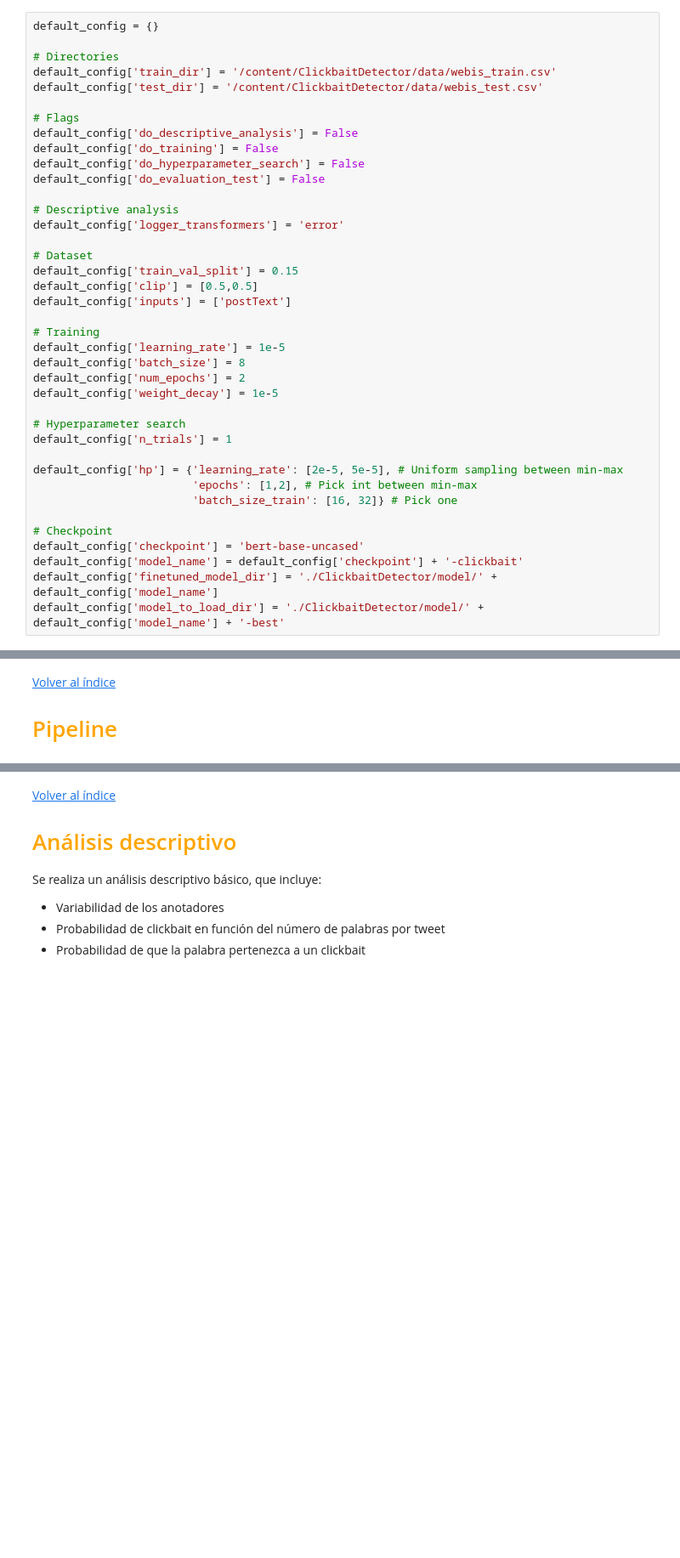
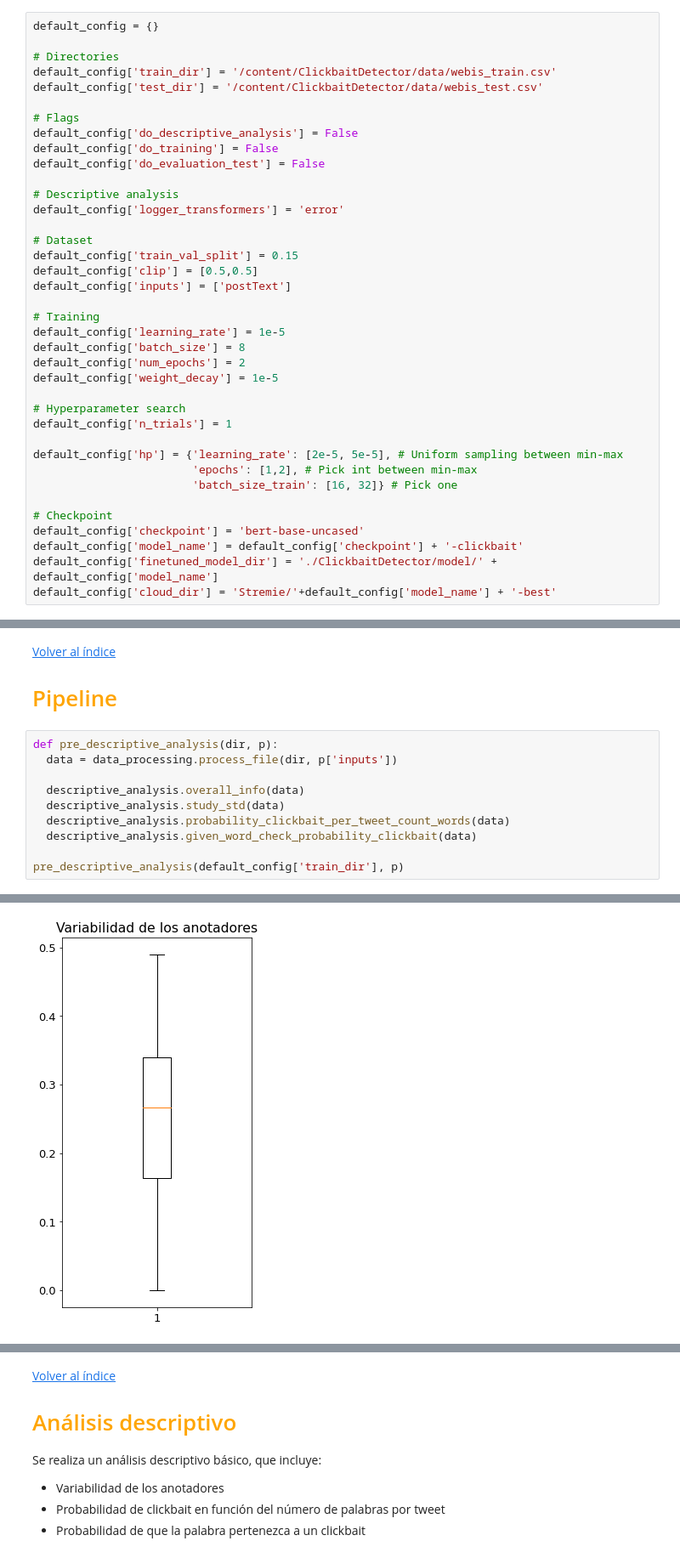
Before and after one commit to Albmargar1/ClickbaitDetector, a Jupyter notebook: main.ipynb, the cells around one changed output, grey strips where cells are left out. Shown at 85% size. Saved outputs shown, nothing was run; the diff lists cells and outputs as text; blank space fills up the shorter version.

```diff
--- a/main.ipynb
+++ b/main.ipynb
@@ -54,7 +54,6 @@ default_config['test_dir'] = '/content/ClickbaitDetector/data/webis_test.csv'
 # Flags
 default_config['do_descriptive_analysis'] = False
 default_config['do_training'] = False
-default_config['do_hyperparameter_search'] = False
 default_config['do_evaluation_test'] = False
 
 # Descriptive analysis
@@ -82,7 +81,7 @@ default_config['hp'] = {'learning_rate': [2e-5, 5e-5], # Uniform sampling betwee
 default_config['checkpoint'] = 'bert-base-uncased'
 default_config['model_name'] = default_config['checkpoint'] + '-clickbait'
 default_config['finetuned_model_dir'] = './ClickbaitDetector/model/' + default_config['model_name']
-default_config['model_to_load_dir'] = './ClickbaitDetector/model/' + default_config['model_name'] + '-best'
+default_config['cloud_dir'] = 'Stremie/'+default_config['model_name'] + '-best'
 # %% [markdown]
 [Volver al índice](#Index)
 
@@ -114,3 +114,14 @@ from utils.Objective import Objective
 [Volver al índice](#Index)
 <a name='Pipeline'> </a>
 # <font color='orange'> Pipeline </font>
+# %%
+def pre_descriptive_analysis(dir, p):
+  data = data_processing.process_file(dir, p['inputs'])
+
+  descriptive_analysis.overall_info(data)
+  descriptive_analysis.study_std(data)
+  descriptive_analysis.probability_clickbait_per_tweet_count_words(data)
+  descriptive_analysis.given_word_check_probability_clickbait(data)
+
+pre_descriptive_analysis(default_config['train_dir'], p)
+# %% [output]
@@ -116,0 +132 @@ from utils.Objective import Objective
+[figure, added]
```
Also changed, not shown: parts of 8 cells of this notebook.
